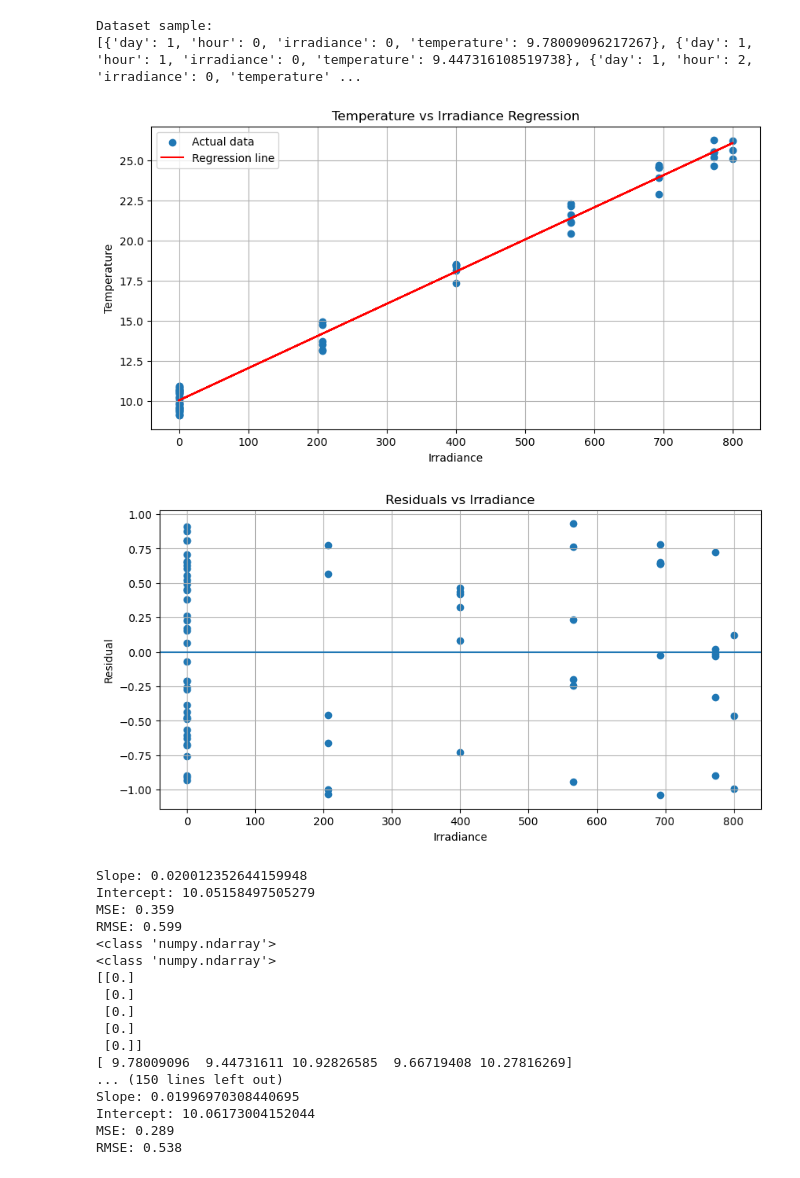
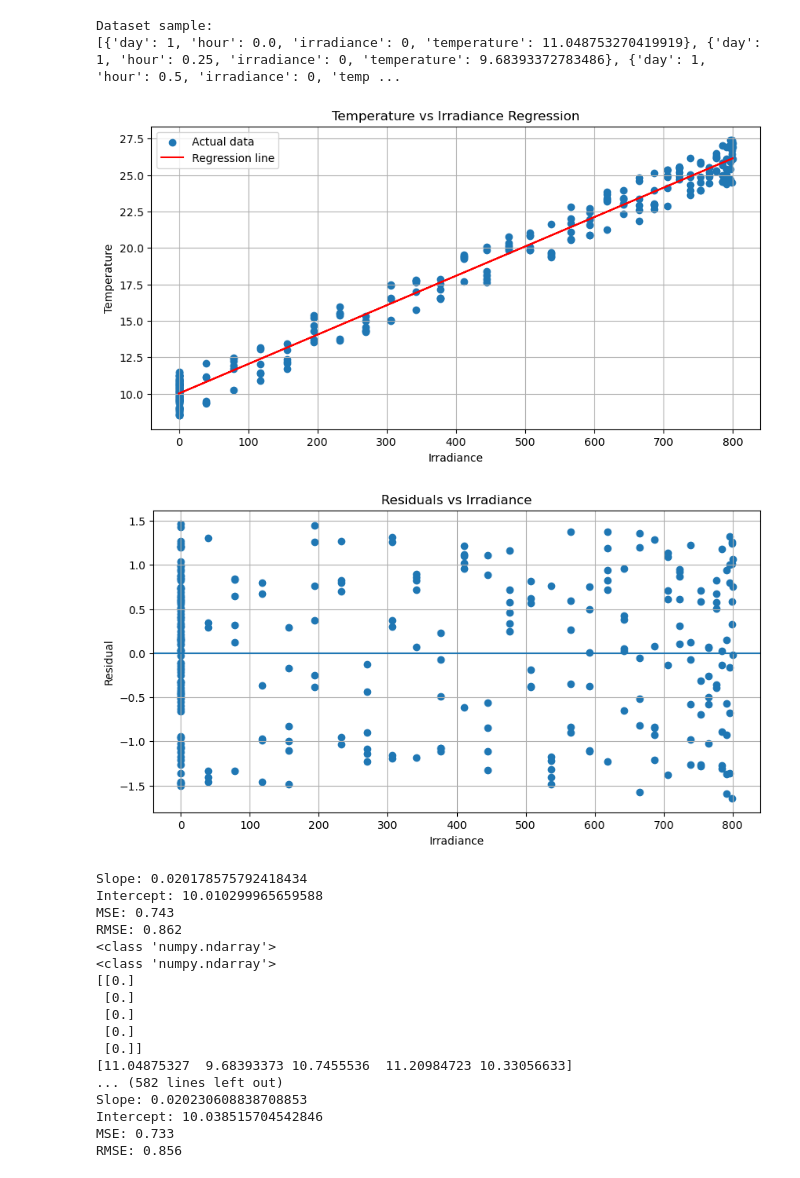
Before and after one commit to GaynorJones/synthetic_solar_data_pipeline, a Jupyter notebook: synthetic_solar_data-pipeline.ipynb, the cells around one changed output. Saved outputs shown, nothing was run; the diff lists cells and outputs as text; code cells hidden in the pictures.

Commit message:
Added increased temporal resolution, varaible seasonal daylight length and controllable noise range. Updated graphs to reflect these changes.

```diff
--- a/synthetic_solar_data-pipeline.ipynb
+++ b/synthetic_solar_data-pipeline.ipynb
@@ -26,21 +26,47 @@ def seasonal_factor(month):
     else:
         return 0.5              #Safety fallback
 
+def daylight_hours(month):
+    """Models longr dylight hours in summer, shorter in winter"""
+
+    if month in [6, 7]:
+        return 5, 21               #Sunrise 5am, sunset 9pm
+
+    elif month in [4, 5, 8, 9]:
+        return 6.5, 18.5           #Sunrise 6.30am, sunset 6.30pm
+
+    elif month in [2, 3, 10, 11]:
+        return 7, 17               #Sunrise 7am, sunset 5pm
+
+    elif month in [12, 1]:
+        return 8, 16               #Sunrise 8am, sunset 4pm
+
+    else:
+        return 6, 18
+
 def compute_irradiance(hour, month):
     """Calculates irradiance based on equation I = A((pi/12)*(h-6))
     where A = max irradiance, h = hour (0-24)
     and 12 is the number of hours of sunlight,
     assuming sunrise at 6am, and sunset at 6pm"""
 
-    A = 800
-    angle = (math.pi / 12) * (hour - 6)
+    A = 800                                  #Max irradiance = 800W/m²
+
+    sunrise, sunset = daylight_hours(month)
+    if hour < sunrise or hour > sunset:
+        return 0                              #Nighttime returns zero irradiance
+
+    day_length = sunset - sunrise
+
+    angle = (math.pi / day_length) * (hour - sunrise)
+
     base = math.sin(angle)
 
     irradiance = A * base
 
     return max(0, irradiance * seasonal_factor(month))   #Return whichever is bigger: 0 or value
 
-def compute_temperature(irradiance):
+def compute_temperature(irradiance, noise_range):
     """Calculates temperature based on level of irradiance,
     with a base level of 10 degrees C"""
 
@@ -48,19 +74,22 @@ def compute_temperature(irradiance):
 
     signal = base_temp + (irradiance * 0.02)
 
-    noise = random.uniform(-1.0, 1.0)   # Generate a random decimal number between -1 and +1
+    noise = random.uniform(-noise_range, noise_range)   # Generate a random decimal number in the noise range
 
     temp = signal + noise
 
     return temp
 
-def generate_dataset(month):
+def generate_dataset(month, noise_range):
     """Generates set of data including day, hour, irradiance and temperature"""
 
     dataset = []
 
     for day in range(1, 4):        #Generates data for the days given (here the first 3 (1, 4)
-        for hour in range(24):
+        for step in range(96):     #Generates data every 15 mins (24 hours * 4 = 96)
+
+            hour = step / 4        #Every 4 '15 min block' (ie step) = 1 hour
+
             record = {}
             record["day"] = day
             record["hour"] = hour
@@ -70,7 +99,7 @@ def generate_dataset(month):
             record["irradiance"] = irr
 
             # Temperature (NEW)
-            record["temperature"] = compute_temperature(irr)
+            record["temperature"] = compute_temperature(irr, noise_range)
 
             dataset.append(record)
 
@@ -535,8 +564,7 @@ def plot_sklearn_residuals(y_pred, residuals):
 # -----------------------------
 
 # Generate dataset
-month = 6
-dataset = generate_dataset(month)     #Generates data set for month given above
+dataset = generate_dataset(month=6, noise_range=1.5)     #Generates data set for given month and noise range
 months = [1, 3, 6, 9, 12]     #Generates temporary curves for visualization
 
 # Initial plotting
@@ -591,11 +619,11 @@ plot_sklearn_residuals(results["predicted_y"], results["residuals"])
 Dataset sample:
-[{'day': 1, 'hour': 0, 'irradiance': 0, 'temperature': 9.78009096217267}, {'day': 1, 'hour': 1, 'irradiance': 0, 'temperature': 9.447316108519738}, {'day': 1, 'hour': 2, 'irradiance': 0, 'temperature' ...
+[{'day': 1, 'hour': 0.0, 'irradiance': 0, 'temperature': 11.048753270419919}, {'day': 1, 'hour': 0.25, 'irradiance': 0, 'temperature': 9.68393372783486}, {'day': 1, 'hour': 0.5, 'irradiance': 0, 'temp ...
-[figure, old version]
+[figure, new version]
-[figure, old version]
+[figure, new version]
-Slope: 0.020012352644159948
-Intercept: 10.05158497505279
-MSE: 0.359
-RMSE: 0.599
+Slope: 0.020178575792418434
+Intercept: 10.010299965659588
+MSE: 0.743
+RMSE: 0.862
 <class 'numpy.ndarray'>
 <class 'numpy.ndarray'>
 [[0.]
@@ -603,9 +631,9 @@ RMSE: 0.599
  [0.]
  [0.]
  [0.]]
-[ 9.78009096  9.44731611 10.92826585  9.66719408 10.27816269]
-... (150 lines left out)
-Slope: 0.01996970308440695
-Intercept: 10.06173004152044
-MSE: 0.289
-RMSE: 0.538
+[11.04875327  9.68393373 10.7455536  11.20984723 10.33056633]
+... (582 lines left out)
+Slope: 0.020230608838708853
+Intercept: 10.038515704542846
+MSE: 0.733
+RMSE: 0.856
```
Also changed, not shown: parts of 1 cell of this notebook, 7 other files.
